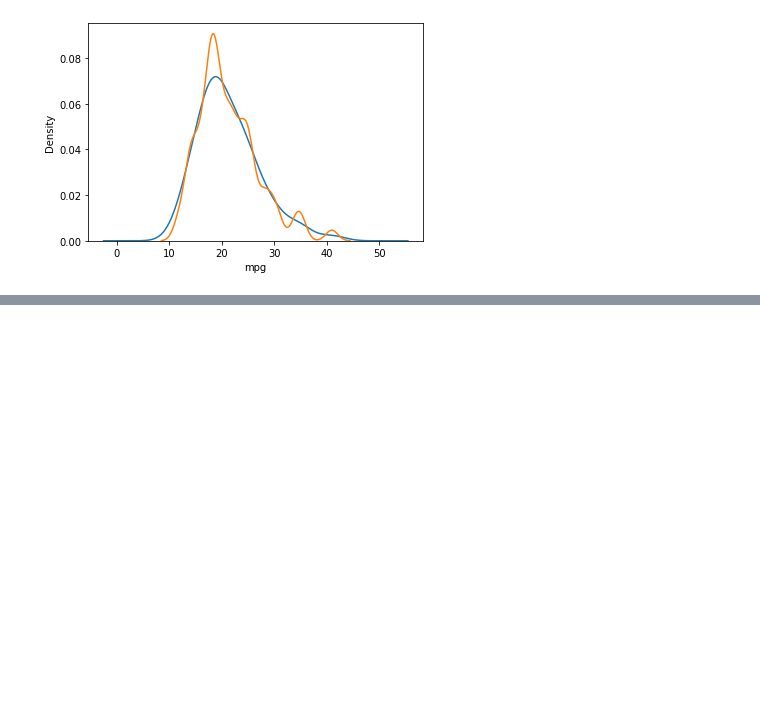
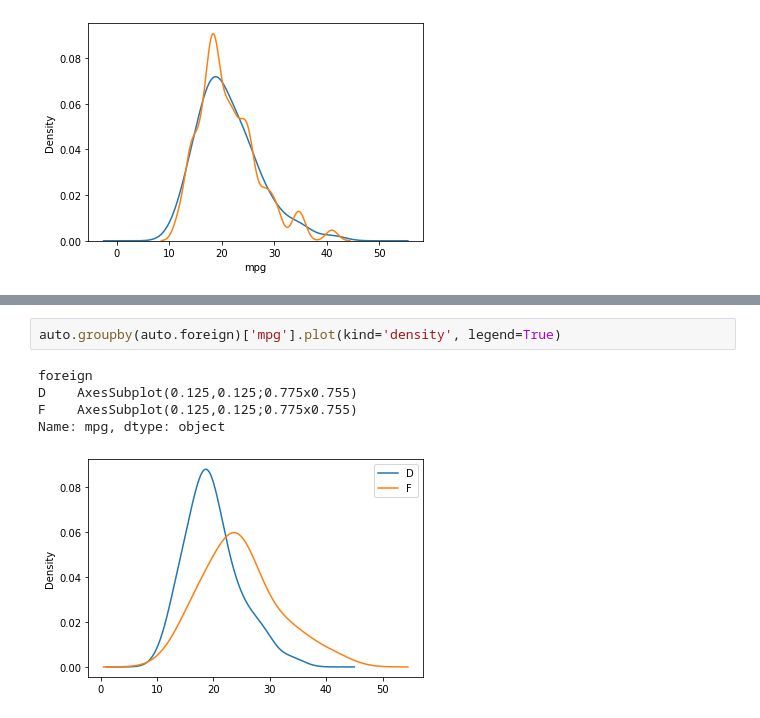
Before and after one commit to theaok/vis, a Jupyter notebook: play.ipynb, the cells around one changed output, grey strips where cells are left out. Cells and saved outputs as stored; diff of their text form; blank space fills up the shorter version.

```diff
--- a/play.ipynb
+++ b/play.ipynb
@@ -387,2 +223,10 @@ auto.mpg.plot.kde();
 # %% [output]
 [figure]
+# %%
+auto.groupby(auto.foreign)['mpg'].plot(kind='density', legend=True)
+# %% [output]
+foreign
+D    AxesSubplot(0.125,0.125;0.775x0.755)
+F    AxesSubplot(0.125,0.125;0.775x0.755)
+Name: mpg, dtype: object
+[figure, added]
```
Also changed, not shown: parts of 27 cells of this notebook.
